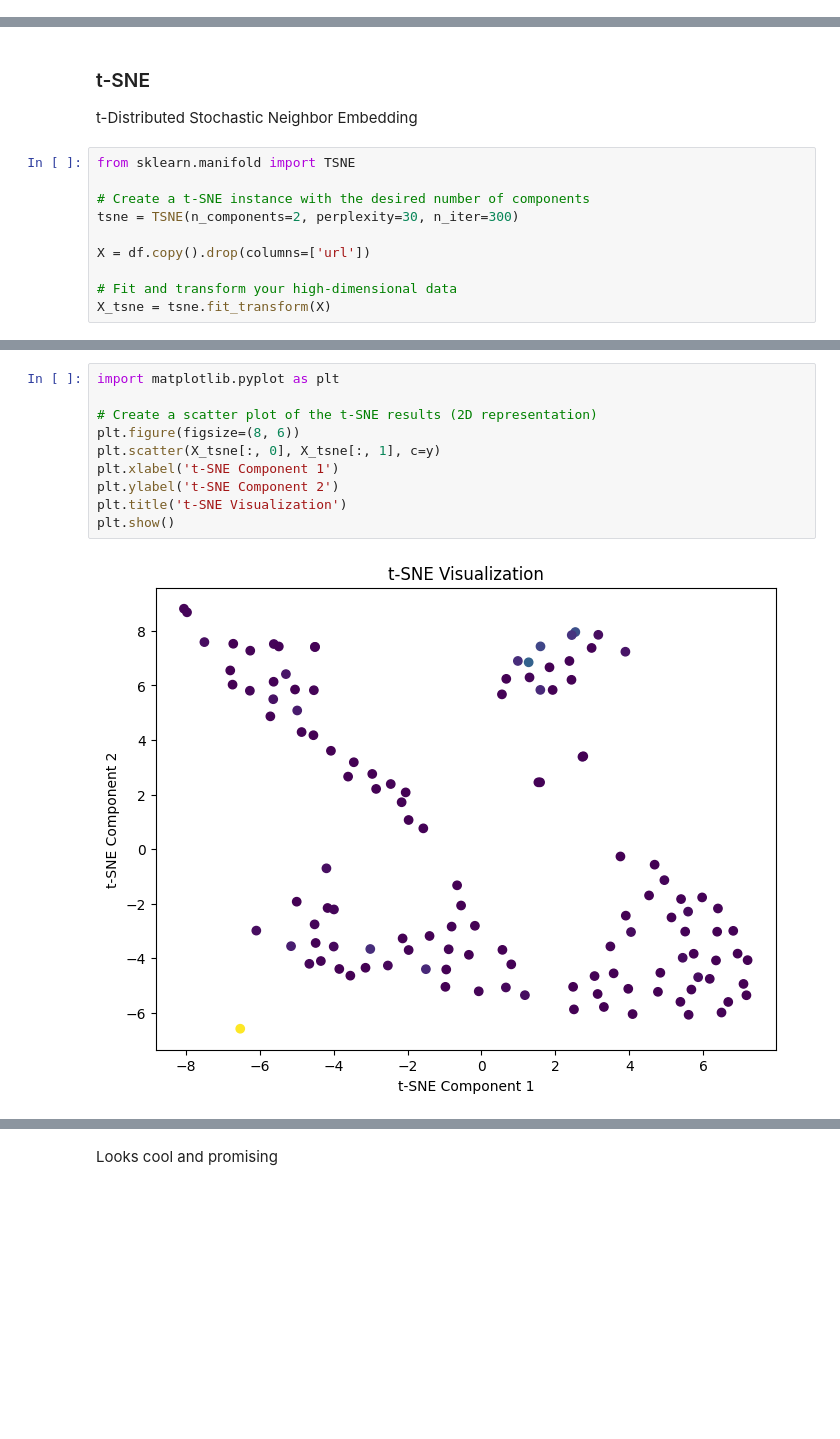
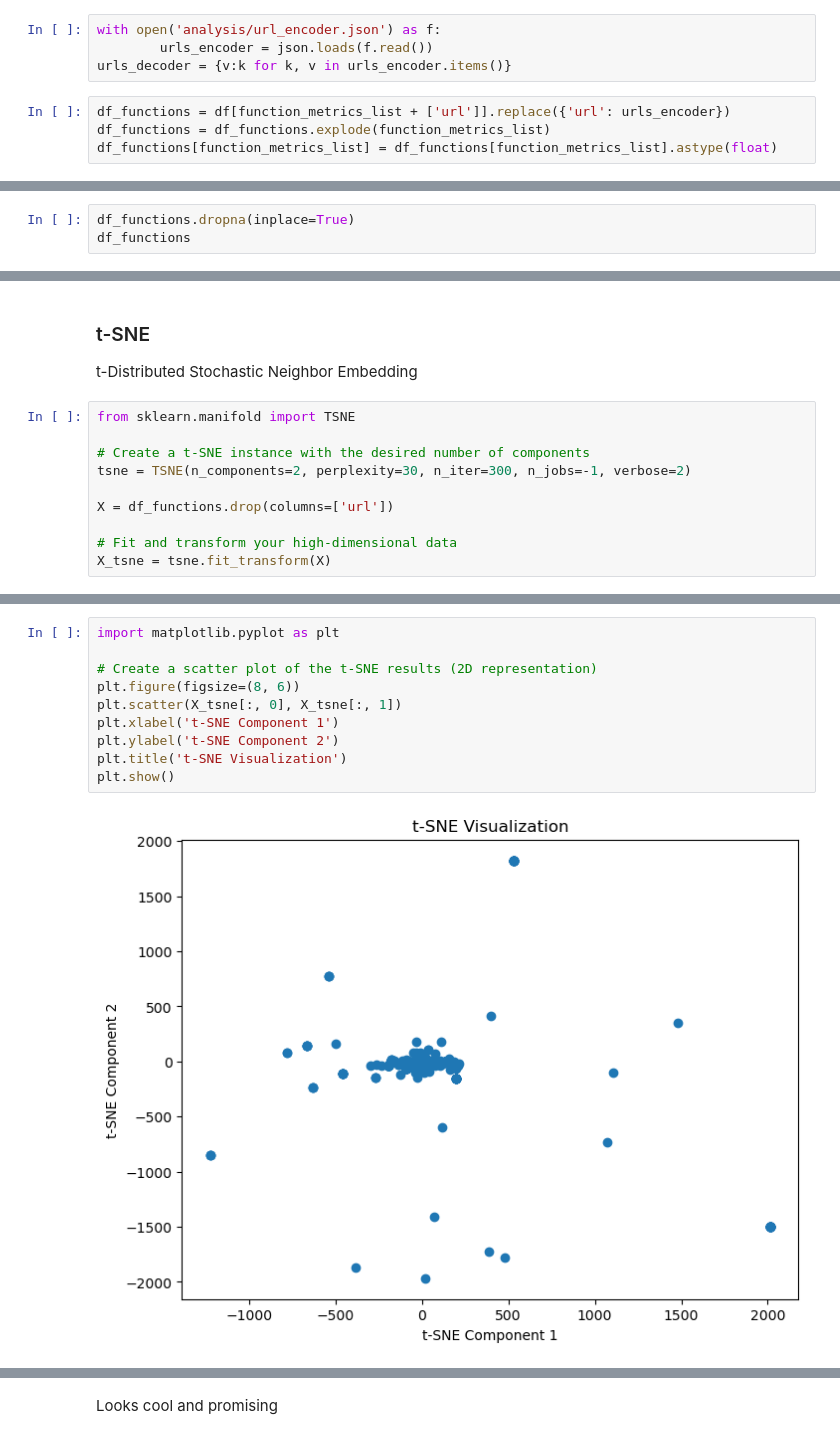
Before and after one commit to Glemhel/subsetter, a Jupyter notebook: Subsetter.ipynb, the cells around one changed output, grey strips where cells are left out. Saved outputs shown, nothing was run; the diff lists cells and outputs as text; blank space fills up the shorter version.

```diff
--- a/Subsetter.ipynb
+++ b/Subsetter.ipynb
@@ -68,0 +34,8 @@ df
+# %%
+with open('analysis/url_encoder.json') as f:
+        urls_encoder = json.loads(f.read())
+urls_decoder = {v:k for k, v in urls_encoder.items()}
+# %%
+df_functions = df[function_metrics_list + ['url']].replace({'url': urls_encoder})
+df_functions = df_functions.explode(function_metrics_list)
+df_functions[function_metrics_list] = df_functions[function_metrics_list].astype(float)
@@ -390,0 +542,3 @@ df
+# %%
+df_functions.dropna(inplace=True)
+df_functions
@@ -580,9 +936,9 @@ t-Distributed Stochastic Neighbor Embedding
 from sklearn.manifold import TSNE
 
 # Create a t-SNE instance with the desired number of components
-tsne = TSNE(n_components=2, perplexity=30, n_iter=300)
+tsne = TSNE(n_components=2, perplexity=30, n_iter=300, n_jobs=-1, verbose=2)
 
-X = df.copy().drop(columns=['url'])
+X = df_functions.drop(columns=['url'])
 
 # Fit and transform your high-dimensional data
 X_tsne = tsne.fit_transform(X)
@@ -589,12 +963,12 @@ X_tsne = tsne.fit_transform(X)
 # %%
 import matplotlib.pyplot as plt
 
 # Create a scatter plot of the t-SNE results (2D representation)
 plt.figure(figsize=(8, 6))
-plt.scatter(X_tsne[:, 0], X_tsne[:, 1], c=y)
+plt.scatter(X_tsne[:, 0], X_tsne[:, 1])
 plt.xlabel('t-SNE Component 1')
 plt.ylabel('t-SNE Component 2')
 plt.title('t-SNE Visualization')
 plt.show()
 # %% [output]
-[figure, old version]
+[figure, new version]
```
Also changed, not shown: parts of 83 cells of this notebook.
